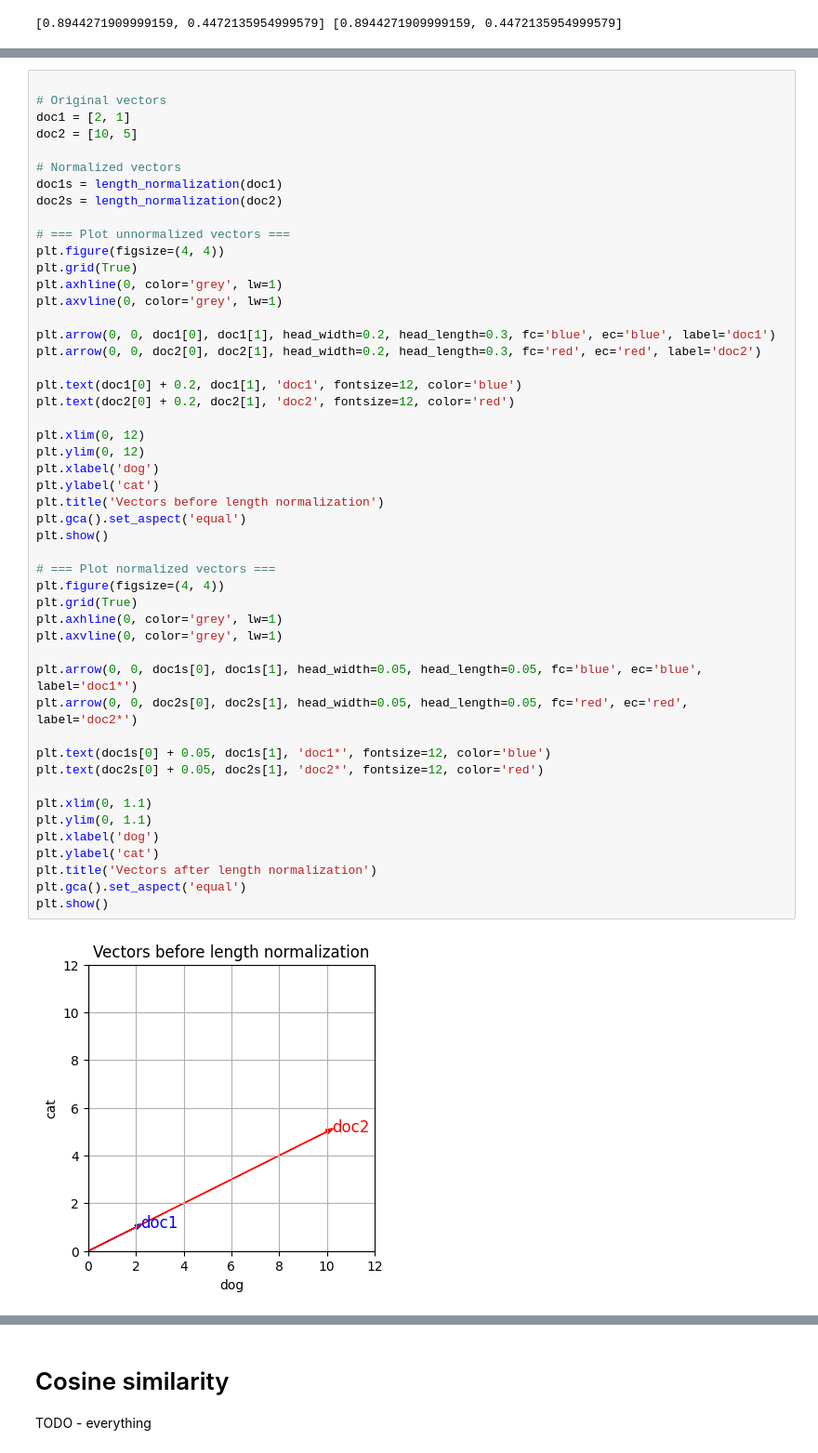
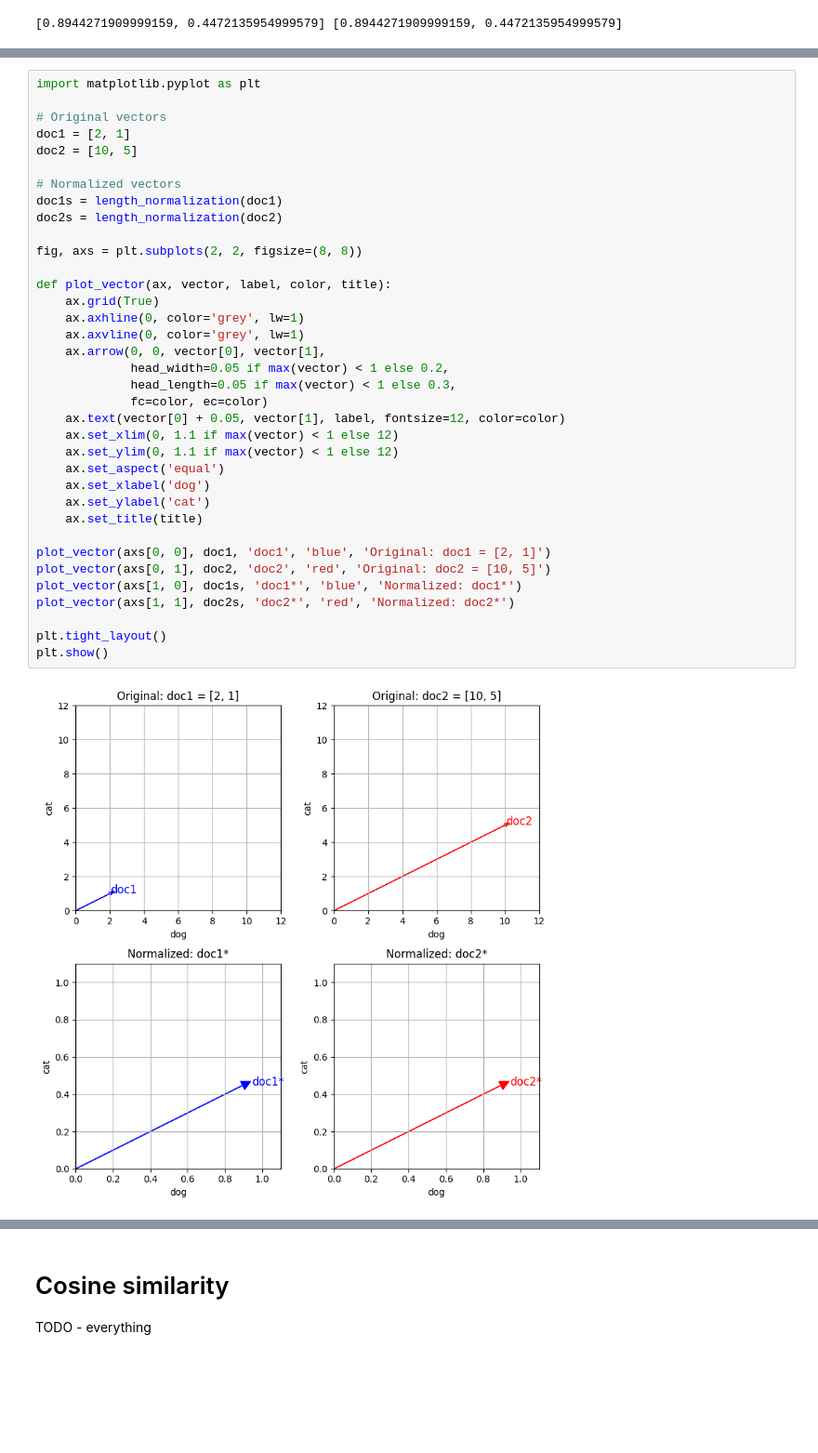
Before and after one commit to harkav/NLP-notebook, a Jupyter notebook: notebooks/NLP_Similarity_Methods.ipynb, the cells around one changed output, grey strips where cells are left out. Shown at 93% size. Cells and saved outputs as stored; diff of their text form; blank space fills up the shorter version.

Commit message:
finish section on length normalization in notebook, add a metanote on similarity

```diff
--- a/notebooks/NLP_Similarity_Methods.ipynb
+++ b/notebooks/NLP_Similarity_Methods.ipynb
@@ -597,53 +595,40 @@ When we length normalize them we get doc 1* = [0.8944271909999159, 0.44721359549
 
 We can see that they are the same. This becomes even clearer with a visualization:
 # %%
+import matplotlib.pyplot as plt
 
 # Original vectors
 doc1 = [2, 1]
 doc2 = [10, 5]
 
 # Normalized vectors
 doc1s = length_normalization(doc1)
 doc2s = length_normalization(doc2)
 
-# === Plot unnormalized vectors ===
-plt.figure(figsize=(4, 4))
-plt.grid(True)
-plt.axhline(0, color='grey', lw=1)
-plt.axvline(0, color='grey', lw=1)
+fig, axs = plt.subplots(2, 2, figsize=(8, 8))
 
-plt.arrow(0, 0, doc1[0], doc1[1], head_width=0.2, head_length=0.3, fc='blue', ec='blue', label='doc1')
-plt.arrow(0, 0, doc2[0], doc2[1], head_width=0.2, head_length=0.3, fc='red', ec='red', label='doc2')
+def plot_vector(ax, vector, label, color, title):
+    ax.grid(True)
+    ax.axhline(0, color='grey', lw=1)
+    ax.axvline(0, color='grey', lw=1)
+    ax.arrow(0, 0, vector[0], vector[1],
+             head_width=0.05 if max(vector) < 1 else 0.2,
+             head_length=0.05 if max(vector) < 1 else 0.3,
+             fc=color, ec=color)
+    ax.text(vector[0] + 0.05, vector[1], label, fontsize=12, color=color)
+    ax.set_xlim(0, 1.1 if max(vector) < 1 else 12)
+    ax.set_ylim(0, 1.1 if max(vector) < 1 else 12)
+    ax.set_aspect('equal')
+    ax.set_xlabel('dog')
+    ax.set_ylabel('cat')
+    ax.set_title(title)
 
-plt.text(doc1[0] + 0.2, doc1[1], 'doc1', fontsize=12, color='blue')
-plt.text(doc2[0] + 0.2, doc2[1], 'doc2', fontsize=12, color='red')
+plot_vector(axs[0, 0], doc1, 'doc1', 'blue', 'Original: doc1 = [2, 1]')
+plot_vector(axs[0, 1], doc2, 'doc2', 'red', 'Original: doc2 = [10, 5]')
+plot_vector(axs[1, 0], doc1s, 'doc1*', 'blue', 'Normalized: doc1*')
+plot_vector(axs[1, 1], doc2s, 'doc2*', 'red', 'Normalized: doc2*')
 
-plt.xlim(0, 12)
-plt.ylim(0, 12)
-plt.xlabel('dog')
-plt.ylabel('cat')
-plt.title('Vectors before length normalization')
-plt.gca().set_aspect('equal')
+plt.tight_layout()
 plt.show()
-
-# === Plot normalized vectors ===
-plt.figure(figsize=(4, 4))
-plt.grid(True)
-plt.axhline(0, color='grey', lw=1)
-plt.axvline(0, color='grey', lw=1)
-
-plt.arrow(0, 0, doc1s[0], doc1s[1], head_width=0.05, head_length=0.05, fc='blue', ec='blue', label='doc1*')
-plt.arrow(0, 0, doc2s[0], doc2s[1], head_width=0.05, head_length=0.05, fc='red', ec='red', label='doc2*')
-
-plt.text(doc1s[0] + 0.05, doc1s[1], 'doc1*', fontsize=12, color='blue')
-plt.text(doc2s[0] + 0.05, doc2s[1], 'doc2*', fontsize=12, color='red')
-
-plt.xlim(0, 1.1)
-plt.ylim(0, 1.1)
-plt.xlabel('dog')
-plt.ylabel('cat')
-plt.title('Vectors after length normalization')
-plt.gca().set_aspect('equal')
-plt.show()
 # %% [output]
-[figure, old version]
+[figure, new version]
```
Also changed, not shown: parts of 6 cells of this notebook, 2 other files.
